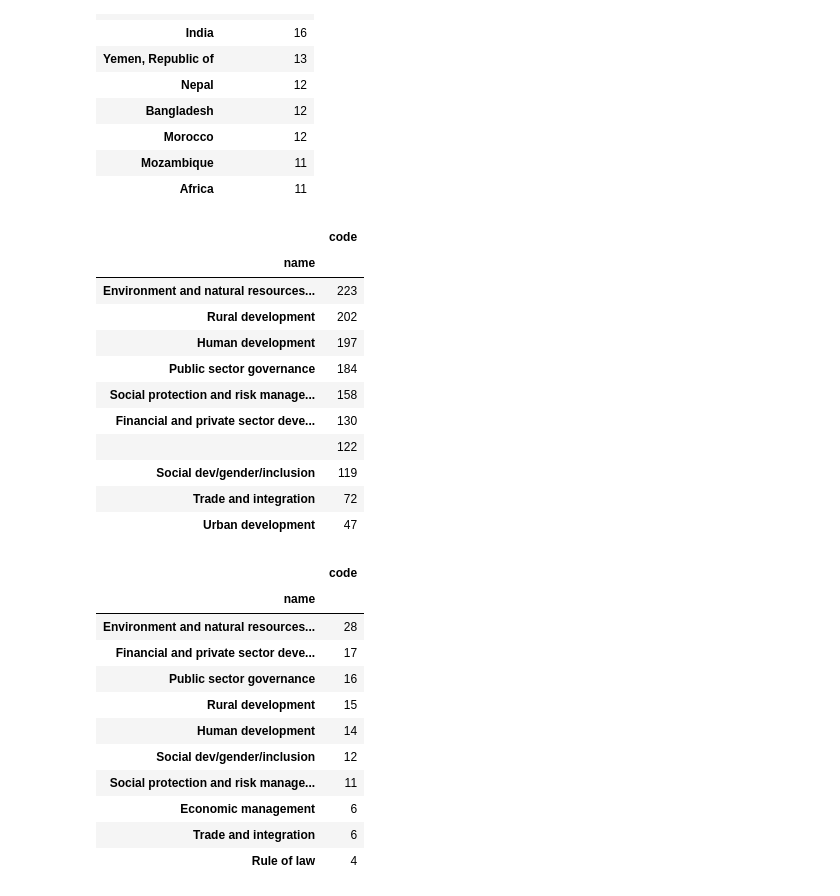
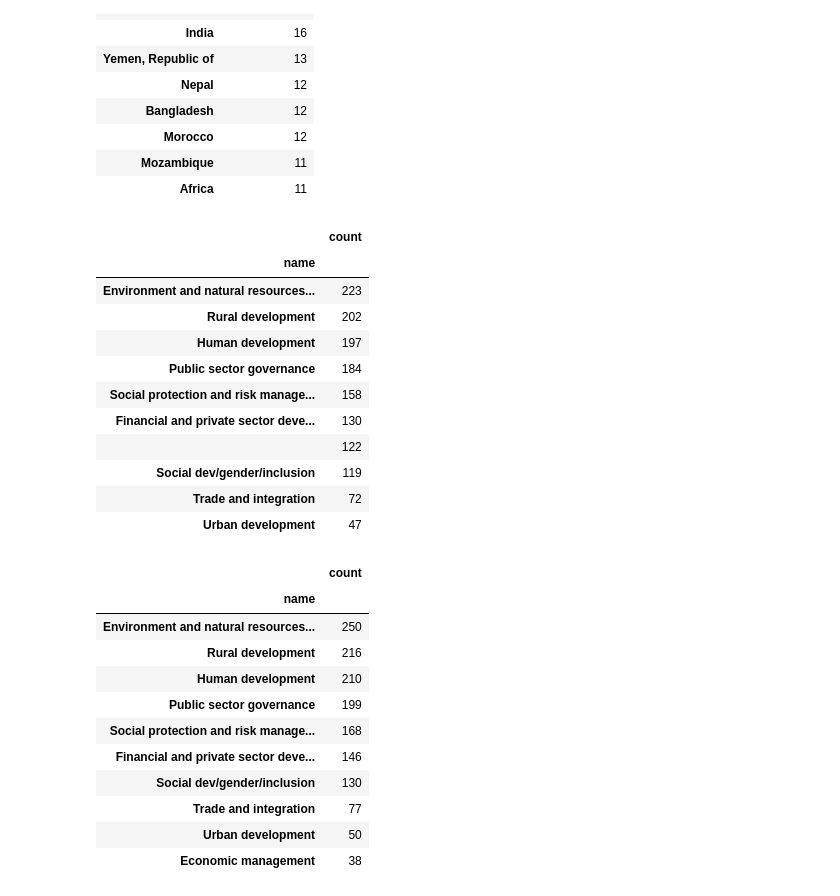
Before and after one commit to dudikbender/springboard, a Jupyter notebook: data_wrangling_json/sliderule_dsi_json_exercise.ipynb, the cells around one changed output. Saved outputs shown, nothing was run; the diff lists cells and outputs as text; code cells hidden in the pictures.

```diff
--- a/data_wrangling_json/sliderule_dsi_json_exercise.ipynb
+++ b/data_wrangling_json/sliderule_dsi_json_exercise.ipynb
@@ -122,9 +132,12 @@ p.count().sort_values('project_count', ascending=False).head(10)
 ## 2. Find the 10 major project themes
 df2 = json.load((open('data/world_bank_projects.json')))
 themes = json_normalize(df2, 'mjtheme_namecode')
-themes.groupby('name').count().sort_values('code', ascending=False).head(10)
+
+## Group the data by theme name and return the top ten by count
+gaps = themes.groupby('name').count().rename(columns={'code': 'count'}).sort_values('count', ascending=False)
+gaps.head(10)
 # %% [output]
-|  | code |
+|  | count |
 | name |  |
 | Environment and natural resources... | 223 |
 | Rural development | 202 |
@@ -139,26 +152,36 @@ themes.groupby('name').count().sort_values('code', ascending=False).head(10)
 # %%
 ## 3. Filling in the missing project themes and ranking the top ten
 
+## Load the data using the json library
 df2 = json.load((open('data/world_bank_projects.json')))
 themes = json_normalize(df2, 'mjtheme_namecode')
-filled = themes[themes['name'] != ''].drop_duplicates()
+
+## Create three new tables
+## (1) With names; (2) Reference to codes and names; (3) Codes but missing names
+filled = themes[themes['name'] != '']
+ref = themes[themes['name'] != ''].drop_duplicates()
 blank = themes[themes['name'] == '']
-#blank
-blank_filled  = blank.merge(filled, on='code')[['code', 'name_y']]
-#blank_filled = blank_filled[['code', 'name_y']]
+
+## Merge (3) with (2) to fill in the blanks using the reference table
+blank_filled  = blank.merge(ref, on='code')[['code', 'name_y']]
 blank_filled.columns=(['code', 'name'])
-result = pd.concat([filled, blank_filled])
-result.groupby('name').count().sort_values('code', ascending=False).head(10)
+
+## Concatenate the two tables, rename column to reflect count
+result = pd.concat([filled, blank_filled]).rename(columns={'code': 'count'})
+
+## Print the final table, grouped by theme name and listing the top ten
+full = result.groupby('name').count().sort_values('count', ascending=False)
+full.head(10)
 # %% [output]
-|  | code |
+|  | count |
 | name |  |
-| Environment and natural resources... | 28 |
-| Financial and private sector deve... | 17 |
-| Public sector governance | 16 |
-| Rural development | 15 |
-| Human development | 14 |
-| Social dev/gender/inclusion | 12 |
-| Social protection and risk manage... | 11 |
-| Economic management | 6 |
-| Trade and integration | 6 |
-| Rule of law | 4 |
+| Environment and natural resources... | 250 |
+| Rural development | 216 |
+| Human development | 210 |
+| Public sector governance | 199 |
+| Social protection and risk manage... | 168 |
+| Financial and private sector deve... | 146 |
+| Social dev/gender/inclusion | 130 |
+| Trade and integration | 77 |
+| Urban development | 50 |
+| Economic management | 38 |
```
Also changed, not shown: parts of 3 cells of this notebook.
